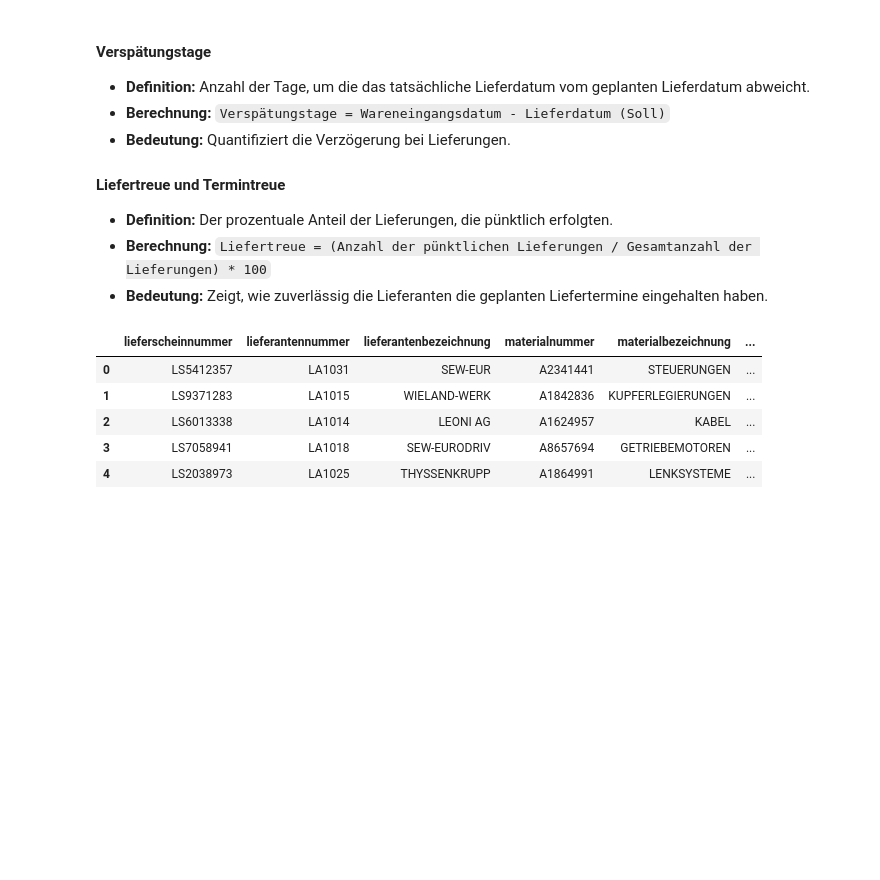
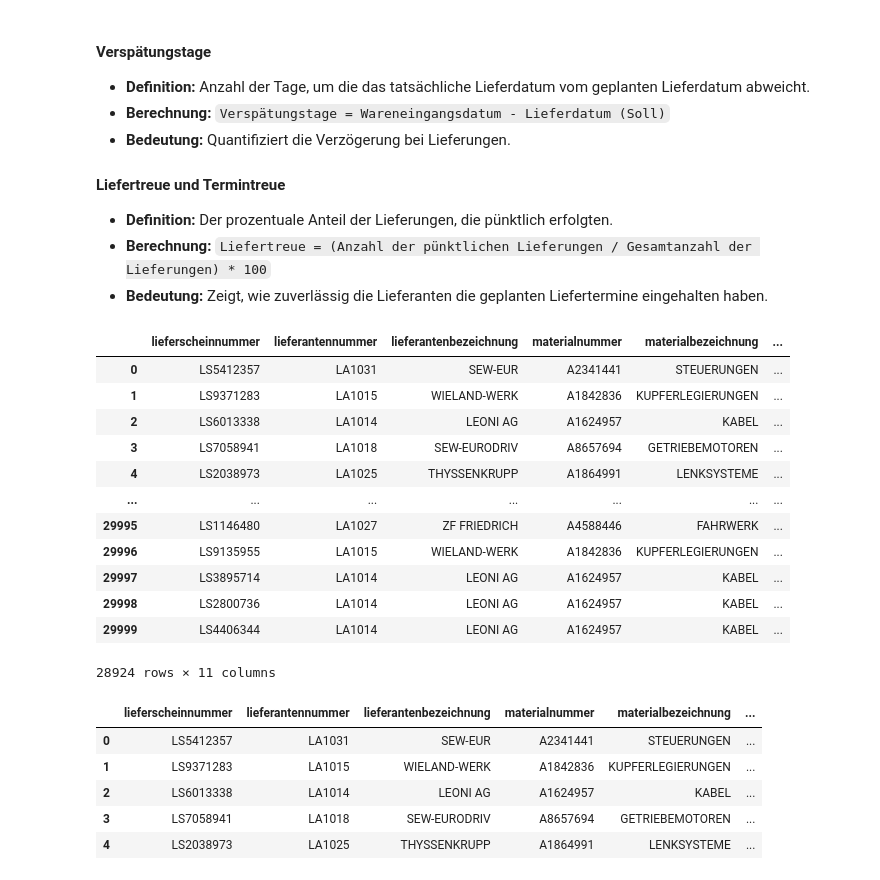
Before and after one commit to psgithdm/project, a Jupyter notebook: notebooks/final-analysis.ipynb, the cells around one changed output. Drawn from its saved outputs; the diff is of its cells as text; code cells hidden in the pictures; blank space fills up the shorter version.

```diff
--- a/notebooks/final-analysis.ipynb
+++ b/notebooks/final-analysis.ipynb
@@ -502,6 +502,22 @@ Diese Kennzahlen bilden die Grundlage für die Analyse der Lieferperformance.
 - **Berechnung:**
   `Liefertreue = (Anzahl der pünktlichen Lieferungen / Gesamtanzahl der Lieferungen) * 100`
 - **Bedeutung:** Zeigt, wie zuverlässig die Lieferanten die geplanten Liefertermine eingehalten haben.
+# %%
+cleaned_liefertreue_2024_df
+# %% [output]
+|  | lieferscheinnummer | lieferantennummer | lieferantenbezeichnung | materialnummer | materialbezeichnung | ... |
+| 0 | LS5412357 | LA1031 | SEW-EUR | A2341441 | STEUERUNGEN | ... |
+| 1 | LS9371283 | LA1015 | WIELAND-WERK | A1842836 | KUPFERLEGIERUNGEN | ... |
+| 2 | LS6013338 | LA1014 | LEONI AG | A1624957 | KABEL | ... |
+| 3 | LS7058941 | LA1018 | SEW-EURODRIV | A8657694 | GETRIEBEMOTOREN | ... |
+| 4 | LS2038973 | LA1025 | THYSSENKRUPP | A1864991 | LENKSYSTEME | ... |
+| ... | ... | ... | ... | ... | ... | ... |
+| 29995 | LS1146480 | LA1027 | ZF FRIEDRICH | A4588446 | FAHRWERK | ... |
+| 29996 | LS9135955 | LA1015 | WIELAND-WERK | A1842836 | KUPFERLEGIERUNGEN | ... |
+| 29997 | LS3895714 | LA1014 | LEONI AG | A1624957 | KABEL | ... |
+| 29998 | LS2800736 | LA1014 | LEONI AG | A1624957 | KABEL | ... |
+| 29999 | LS4406344 | LA1014 | LEONI AG | A1624957 | KABEL | ... |
+28924 rows × 11 columns
 # %%
 # Verspätungen
 # Konvertiere die Spalten in datetime und setze ungültige Werte auf NaT
```
Also changed, not shown: parts of 5 cells of this notebook, 19 other files.
